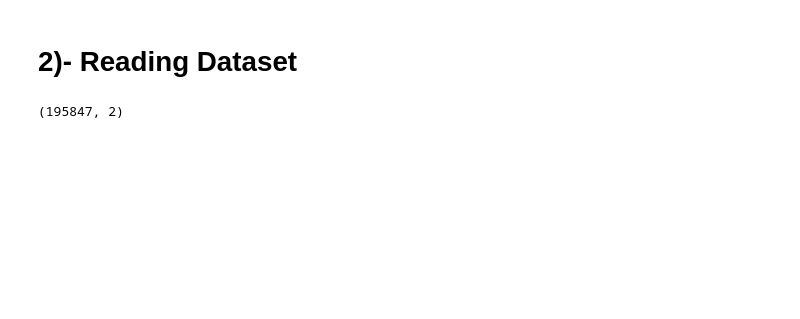
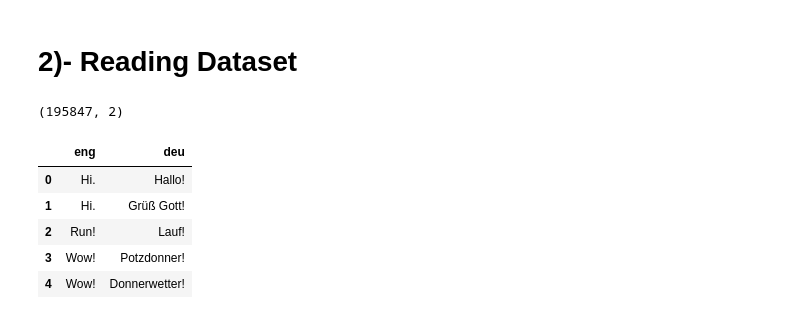
Before and after one commit to HassanSherwani/Machine_Translation, a Jupyter notebook: Basic(Eng_Ger)__Encode_Decode.ipynb, the cells around one changed output. Cells and saved outputs as stored; diff of their text form; code cells hidden in the pictures; blank space fills up the shorter version.

```diff
--- a/Basic(Eng_Ger)__Encode_Decode.ipynb
+++ b/Basic(Eng_Ger)__Encode_Decode.ipynb
@@ -37,3 +40,12 @@ lines= pd.read_table('deu.txt', names=['eng', 'deu'])
 lines.shape
 # %% [output]
 (195847, 2)
+# %%
+lines.head()
+# %% [output]
+|  | eng | deu |
+| 0 | Hi. | Hallo! |
+| 1 | Hi. | Grüß Gott! |
+| 2 | Run! | Lauf! |
+| 3 | Wow! | Potzdonner! |
+| 4 | Wow! | Donnerwetter! |
```
Also changed, not shown: parts of 33 cells of this notebook.
